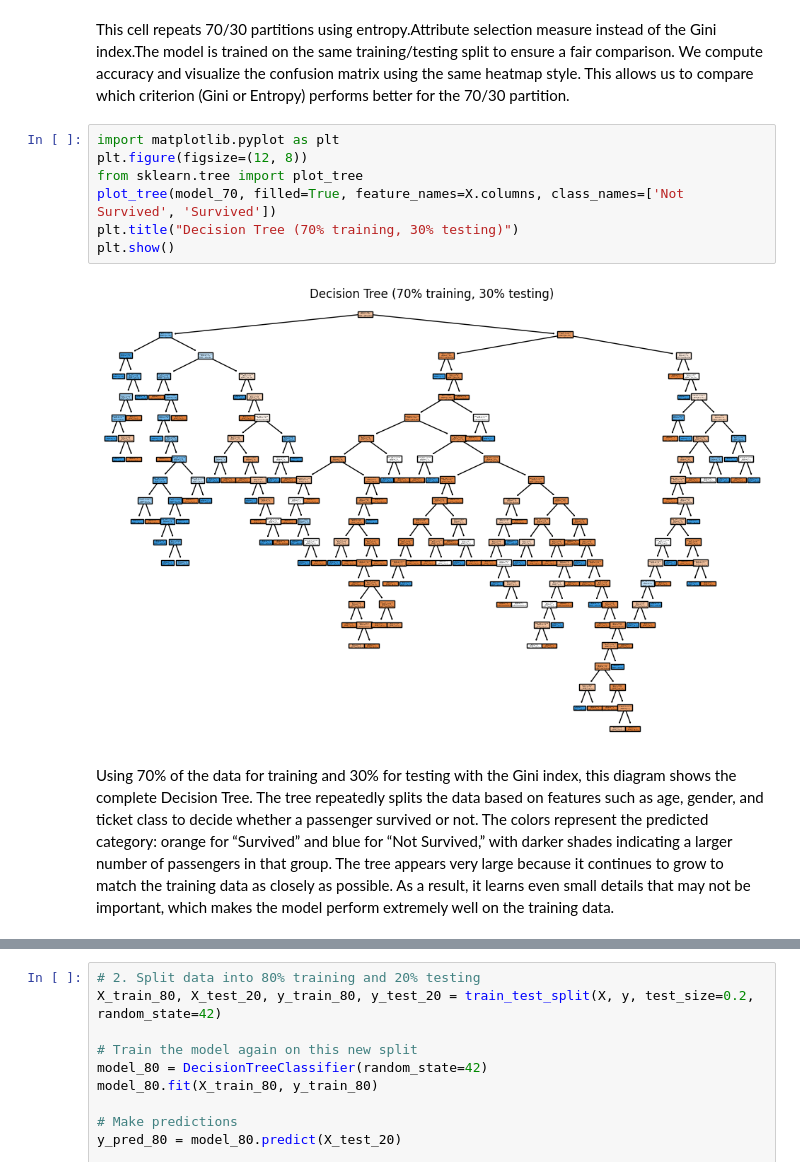
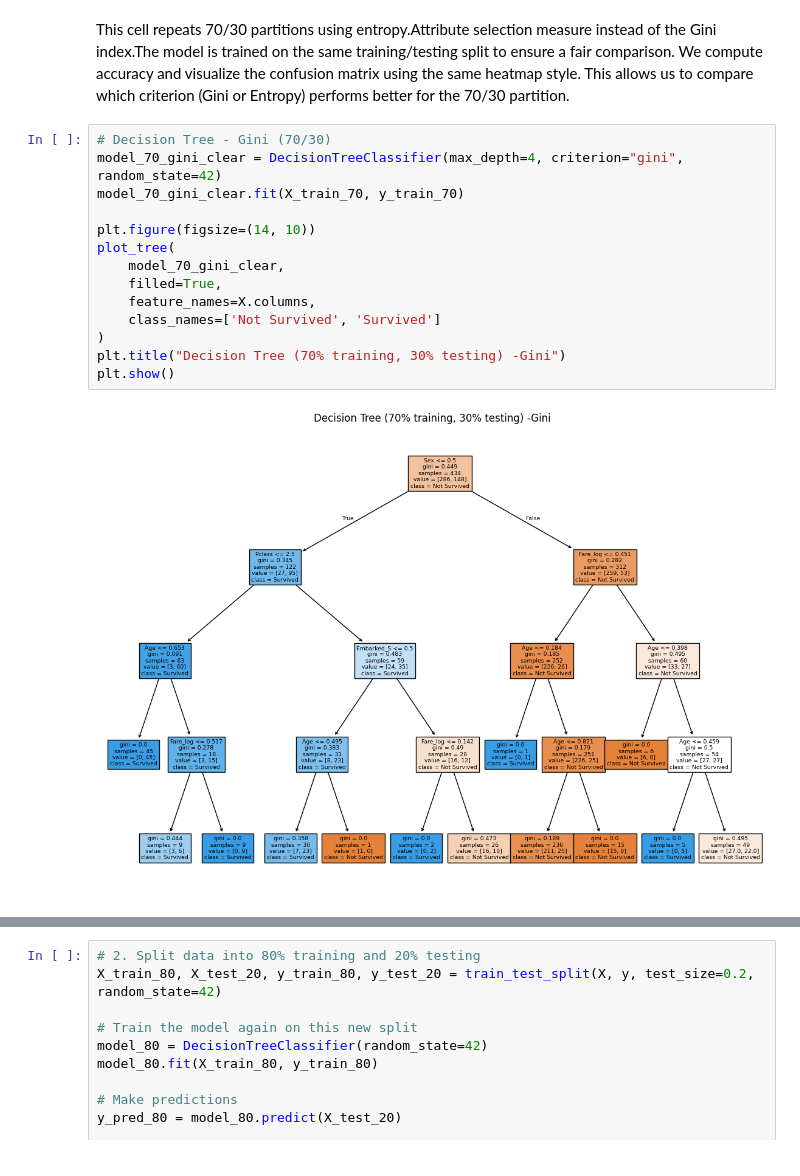
Before and after one commit to Leenasmk3/IT326-DataMining-Project, a Jupyter notebook: phase3.ipynb, the cells around one changed output, grey strips where cells are left out. Drawn from its saved outputs; the diff is of its cells as text.

```diff
--- a/phase3.ipynb
+++ b/phase3.ipynb
@@ -246,14 +246,19 @@ Confusion Matrix (70% training, 30% testing, Entropy):
 # %% [markdown]
 This cell repeats 70/30 partitions using entropy.Attribute selection measure instead of the  Gini index.The model is trained on the same training/testing split to ensure a fair comparison. We compute accuracy and visualize the confusion matrix using the same heatmap style. This allows us to compare which criterion (Gini or Entropy) performs better for the 70/30 partition.
 # %%
-import matplotlib.pyplot as plt
-plt.figure(figsize=(12, 8))
-from sklearn.tree import plot_tree
-plot_tree(model_70, filled=True, feature_names=X.columns, class_names=['Not Survived', 'Survived'])
-plt.title("Decision Tree (70% training, 30% testing)")
+# Decision Tree - Gini (70/30)
+model_70_gini_clear = DecisionTreeClassifier(max_depth=4, criterion="gini", random_state=42)
+model_70_gini_clear.fit(X_train_70, y_train_70)
+
+plt.figure(figsize=(14, 10))
+plot_tree(
+    model_70_gini_clear,
+    filled=True,
+    feature_names=X.columns,
+    class_names=['Not Survived', 'Survived']
+)
+plt.title("Decision Tree (70% training, 30% testing) -Gini")
 plt.show()
 # %% [output]
-[figure, old version]
+[figure, new version]
-# %% [markdown]
-Using 70% of the data for training and 30% for testing with the Gini index, this diagram shows the complete Decision Tree. The tree repeatedly splits the data based on features such as age, gender, and ticket class to decide whether a passenger survived or not. The colors represent the predicted category: orange for “Survived” and blue for “Not Survived,” with darker shades indicating a larger number of passengers in that group. The tree appears very large because it continues to grow to match the training data as closely as possible. As a result, it learns even small details that may not be important, which makes the model perform extremely well on the training data.
 # %%
```
Also changed, not shown: parts of 13 cells of this notebook.
